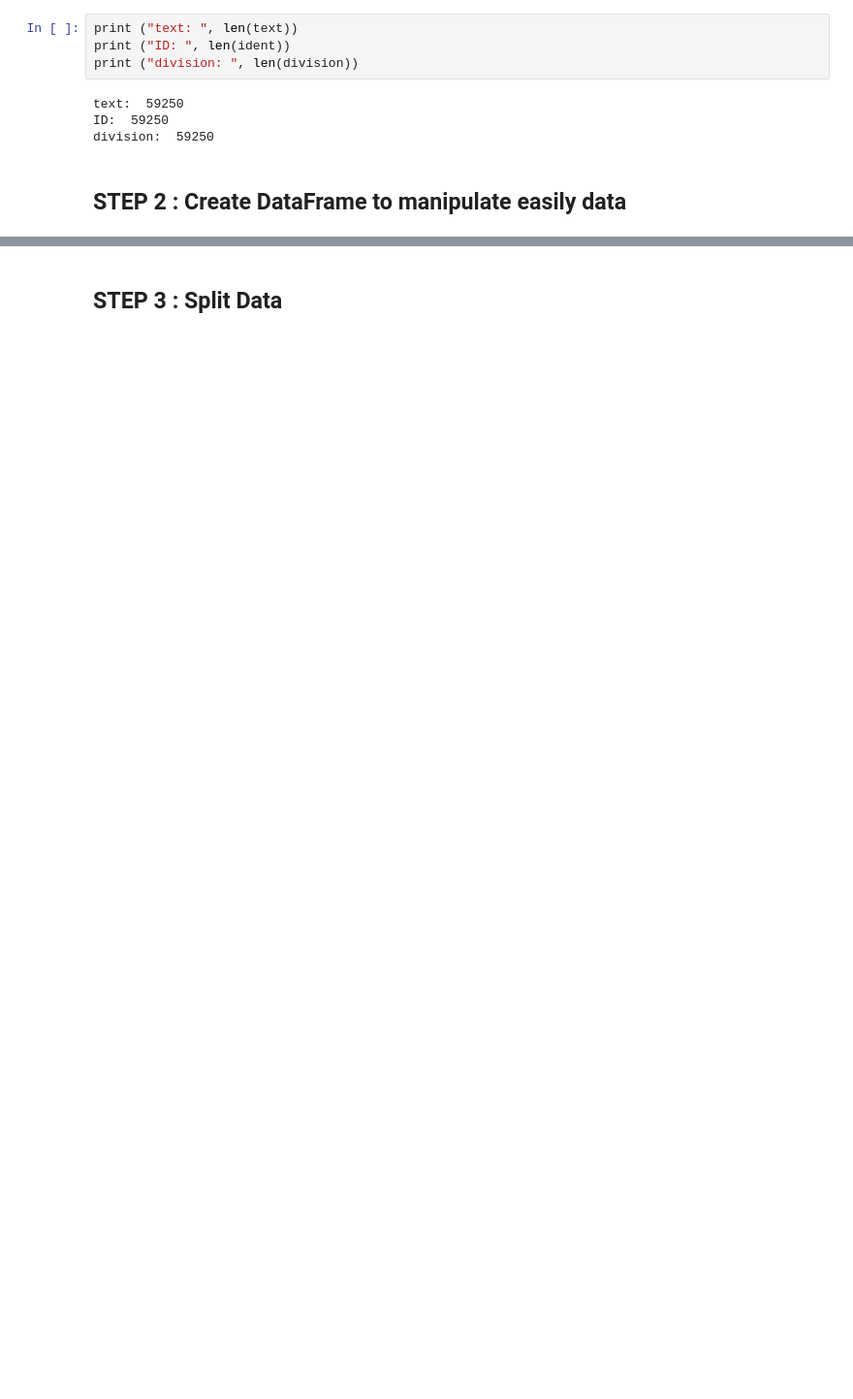
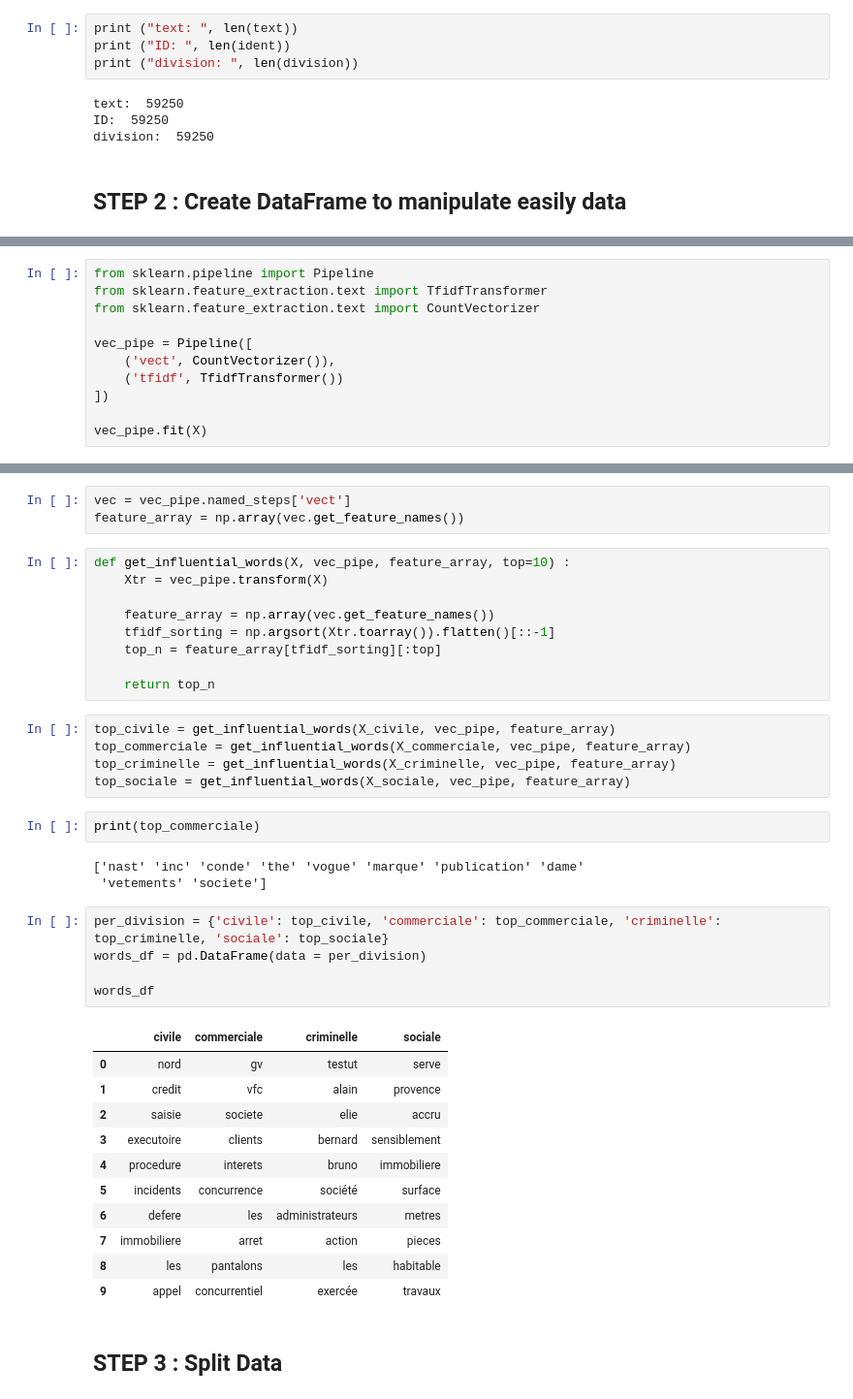
Before and after one commit to JeremyBouhi/DataScience, a Jupyter notebook: classification-document.ipynb, the cells around one changed output, grey strips where cells are left out. Shown at 97% size. Saved outputs shown, nothing was run; the diff lists cells and outputs as text; blank space fills up the shorter version.

Commit message:
most influent words OK

```diff
--- a/classification-document.ipynb
+++ b/classification-document.ipynb
@@ -96,0 +210,11 @@ Name: text, Length: 59250, dtype: object
+# %%
+from sklearn.pipeline import Pipeline
+from sklearn.feature_extraction.text import TfidfTransformer
+from sklearn.feature_extraction.text import CountVectorizer
+
+vec_pipe = Pipeline([
+    ('vect', CountVectorizer()),
+    ('tfidf', TfidfTransformer())
+])
+
+vec_pipe.fit(X)
@@ -97,3 +229,42 @@ Name: text, Length: 59250, dtype: object
+# %%
+vec = vec_pipe.named_steps['vect']
+feature_array = np.array(vec.get_feature_names())
+# %%
+def get_influential_words(X, vec_pipe, feature_array, top=10) :
+    Xtr = vec_pipe.transform(X)
+
+    feature_array = np.array(vec.get_feature_names())
+    tfidf_sorting = np.argsort(Xtr.toarray()).flatten()[::-1]
+    top_n = feature_array[tfidf_sorting][:top]
+
+    return top_n
+# %%
+top_civile = get_influential_words(X_civile, vec_pipe, feature_array)
+top_commerciale = get_influential_words(X_commerciale, vec_pipe, feature_array)
+top_criminelle = get_influential_words(X_criminelle, vec_pipe, feature_array)
+top_sociale = get_influential_words(X_sociale, vec_pipe, feature_array)
+# %%
+print(top_commerciale)
+# %% [output]
+['nast' 'inc' 'conde' 'the' 'vogue' 'marque' 'publication' 'dame'
+ 'vetements' 'societe']
+# %%
+per_division = {'civile': top_civile, 'commerciale': top_commerciale, 'criminelle': top_criminelle, 'sociale': top_sociale}
+words_df = pd.DataFrame(data = per_division)
+
+words_df
+# %% [output]
+|  | civile | commerciale | criminelle | sociale |
+| 0 | nord | gv | testut | serve |
+| 1 | credit | vfc | alain | provence |
+| 2 | saisie | societe | elie | accru |
+| 3 | executoire | clients | bernard | sensiblement |
+| 4 | procedure | interets | bruno | immobiliere |
+| 5 | incidents | concurrence | société | surface |
+| 6 | defere | les | administrateurs | metres |
+| 7 | immobiliere | arret | action | pieces |
+| 8 | les | pantalons | les | habitable |
+| 9 | appel | concurrentiel | exercée | travaux |
 # %% [markdown]
 ## STEP 3 : Split Data
 # %%
```
Also changed, not shown: parts of 29 cells of this notebook.
